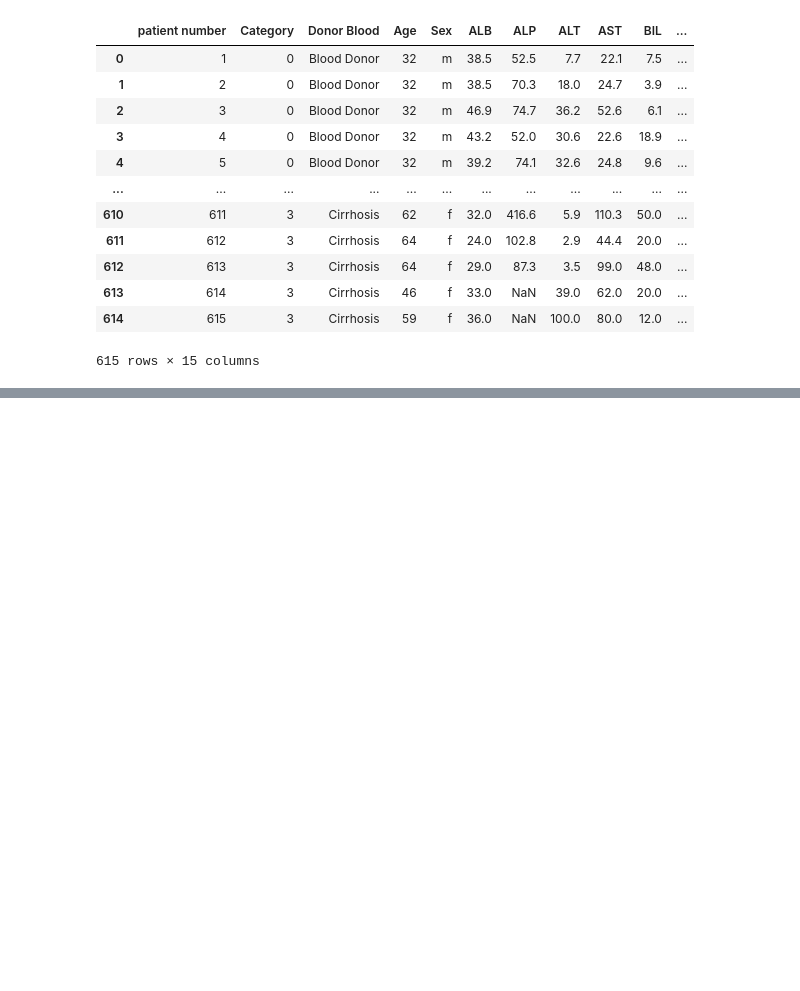
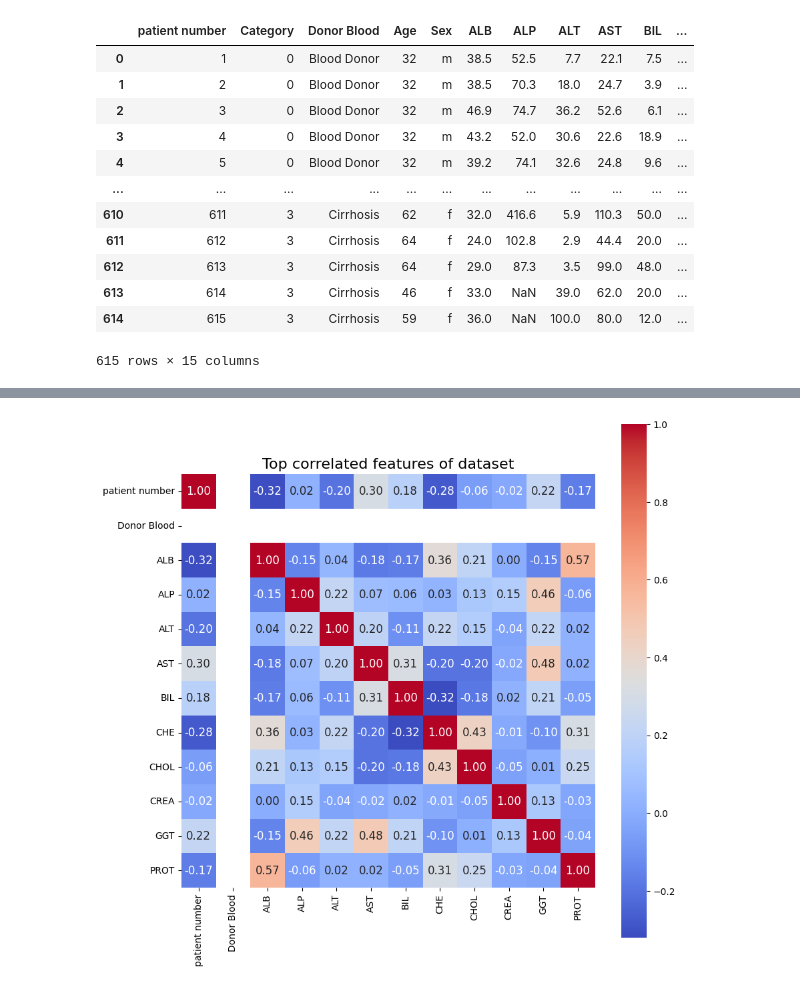
Before and after one commit to JmiguelBM/dataset, a Jupyter notebook: VHC.ipynb, the cells around one changed output, grey strips where cells are left out. Cells and saved outputs as stored; diff of their text form; code cells hidden in the pictures; blank space fills up the shorter version.

```diff
--- a/VHC.ipynb
+++ b/VHC.ipynb
@@ -117,0 +105,11 @@ print('Predictions:', predictions)
+# %%
+top = 15
+corr = VHC.corr()
+top15 = corr.nlargest(top, 'Donor Blood')['Donor Blood'].index
+corr_top15 = VHC[top15].corr()
+f,ax = plt.subplots(figsize=(10,10))
+sns.heatmap(corr_top15, square=True, ax=ax, annot=True, cmap='coolwarm', fmt='.2f', annot_kws={'size':12})
+plt.title('Top correlated features of dataset', size=16)
+plt.show()
+# %% [output]
+[figure, added]
```
Also changed, not shown: parts of 22 cells of this notebook.
